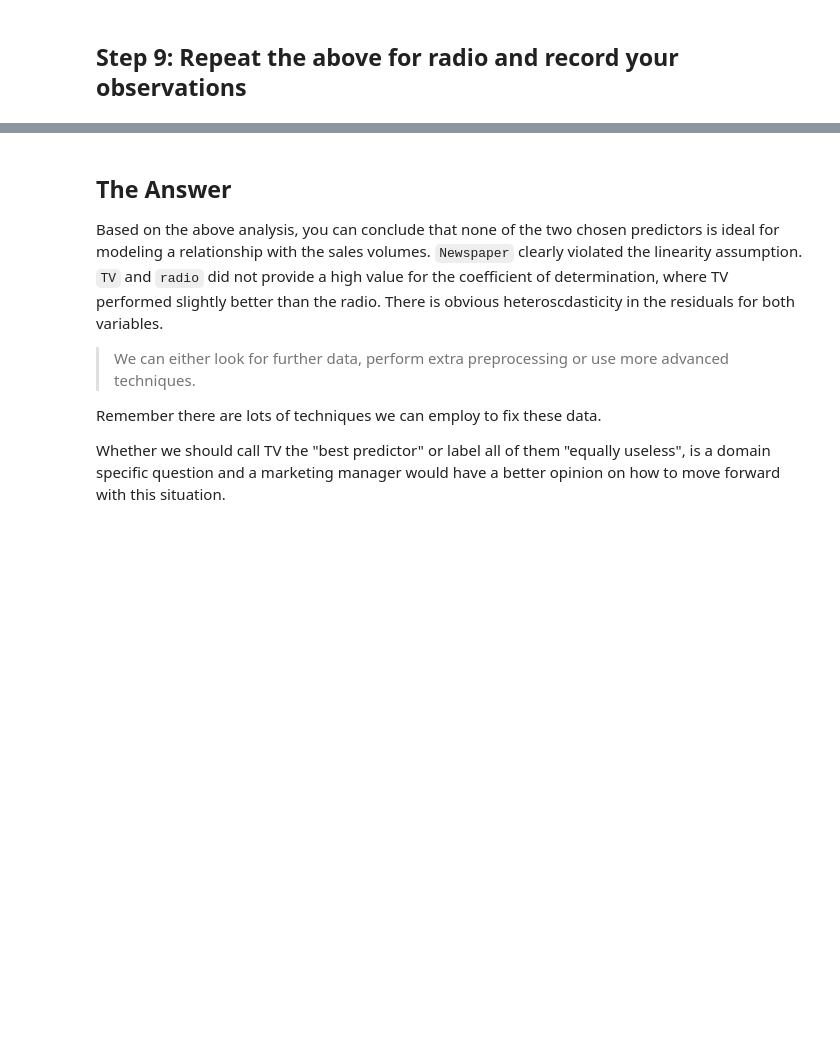
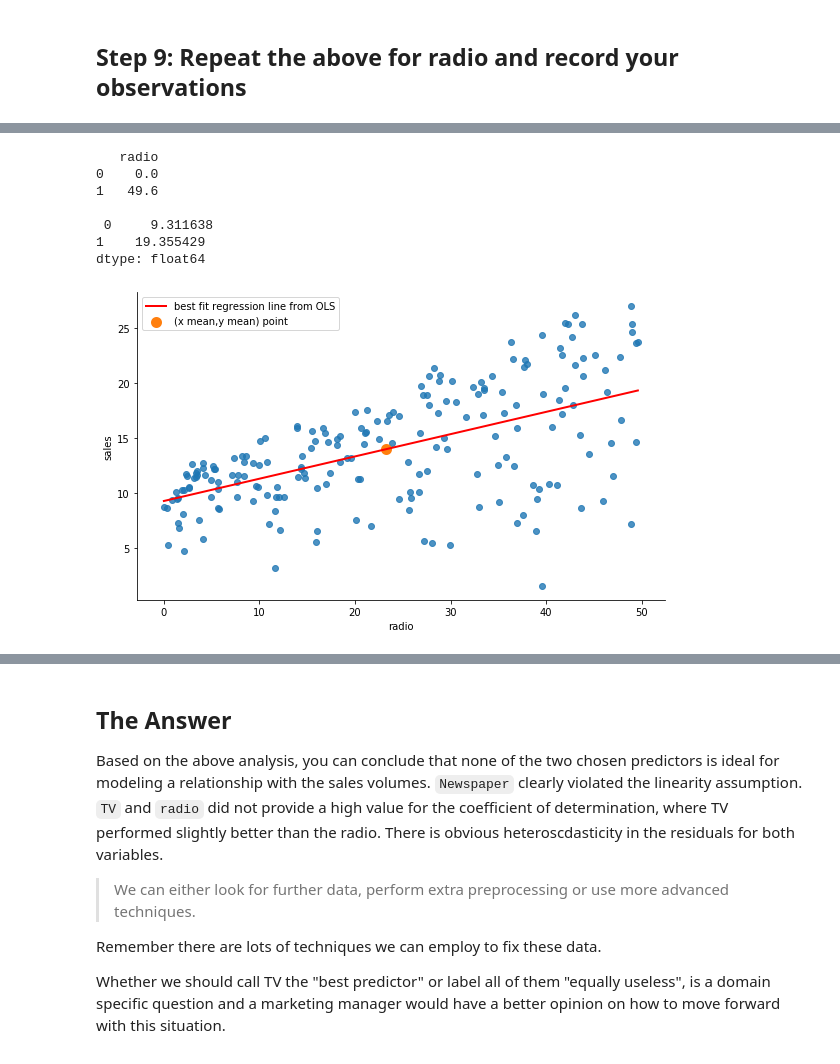
Before and after one commit to poariston/dsc-ols-statsmodels-lab-online-ds-pt-120919, a Jupyter notebook: index.ipynb, the cells around one changed output, grey strips where cells are left out. Drawn from its saved outputs; the diff is of its cells as text; code cells hidden in the pictures; blank space fills up the shorter version.

```diff
--- a/index.ipynb
+++ b/index.ipynb
@@ -257,3 +257,8 @@ fig.show()
 ## Step 9: Repeat the above for radio and record your observations
 # %%
 # code for model, prediction line plot, heteroscedasticity check and QQ normality check here
+# model
+# build the formula
+formula2 = 'sales ~ radio'
+# create a fitted model in one line
+model2 = smf.ols(formula=formula2,data = df).fit()
@@ -281,0 +288,25 @@ OLS Regression Results
+# %%
+# Draw a prediction line with data points on a scatter plot for X and Y
+# create a DataFrame with the minimum and maximum values of x
+X_new=pd.DataFrame({'radio':[df.radio.min(),df.radio.max()]})
+print(X_new)
+
+# make predictions for those x values and store them
+preds2=model2.predict(X_new)
+print('\n',preds2)
+
+# first, plot the observed data, then the least squares line
+sns.lmplot(x='radio', y ='sales',data=df,fit_reg=False,height=5,aspect=1.62)
+plt.plot(X_new, preds2, c='red', linewidth=2,label = 'best fit regression line from OLS')
+plt.scatter(x=df.radio.mean(),y=df.sales.mean(),linewidth=5,label = '(x mean,y mean) point')
+plt.legend()
+plt.show();
+# %% [output]
+   radio
+0    0.0
+1   49.6
+
+ 0     9.311638
+1    19.355429
+dtype: float64
+[figure, added]
```
Also changed, not shown: parts of 9 cells of this notebook.
